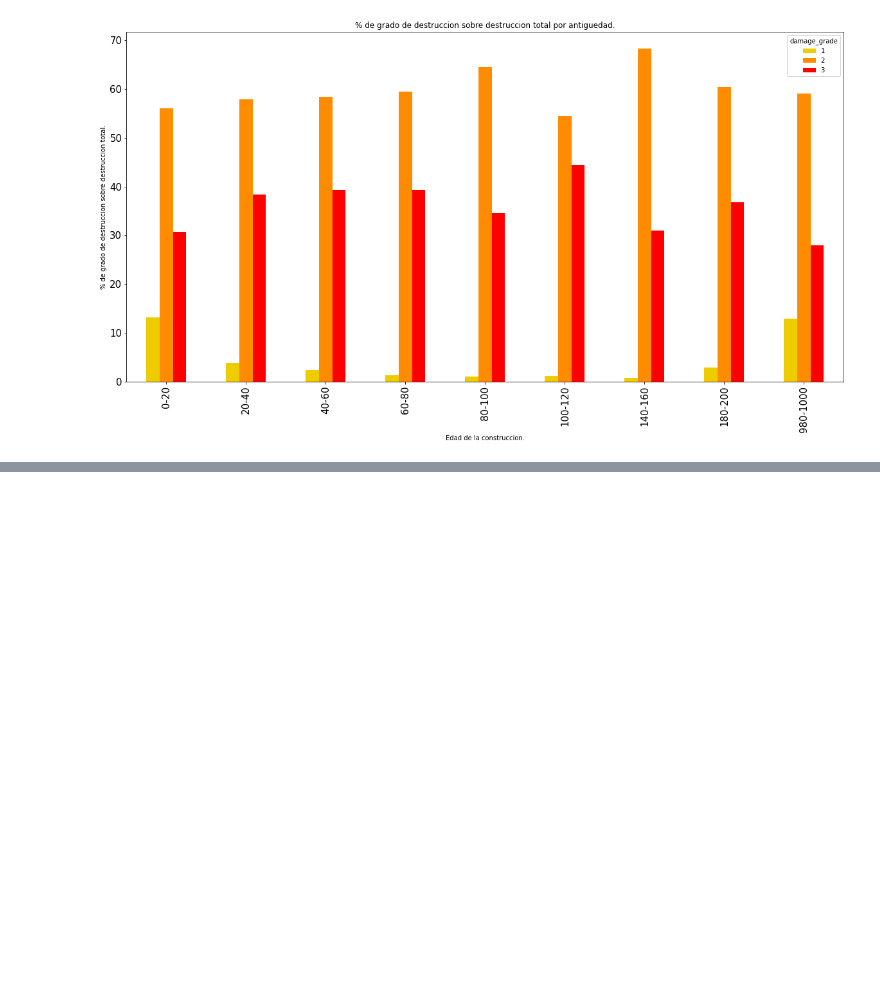
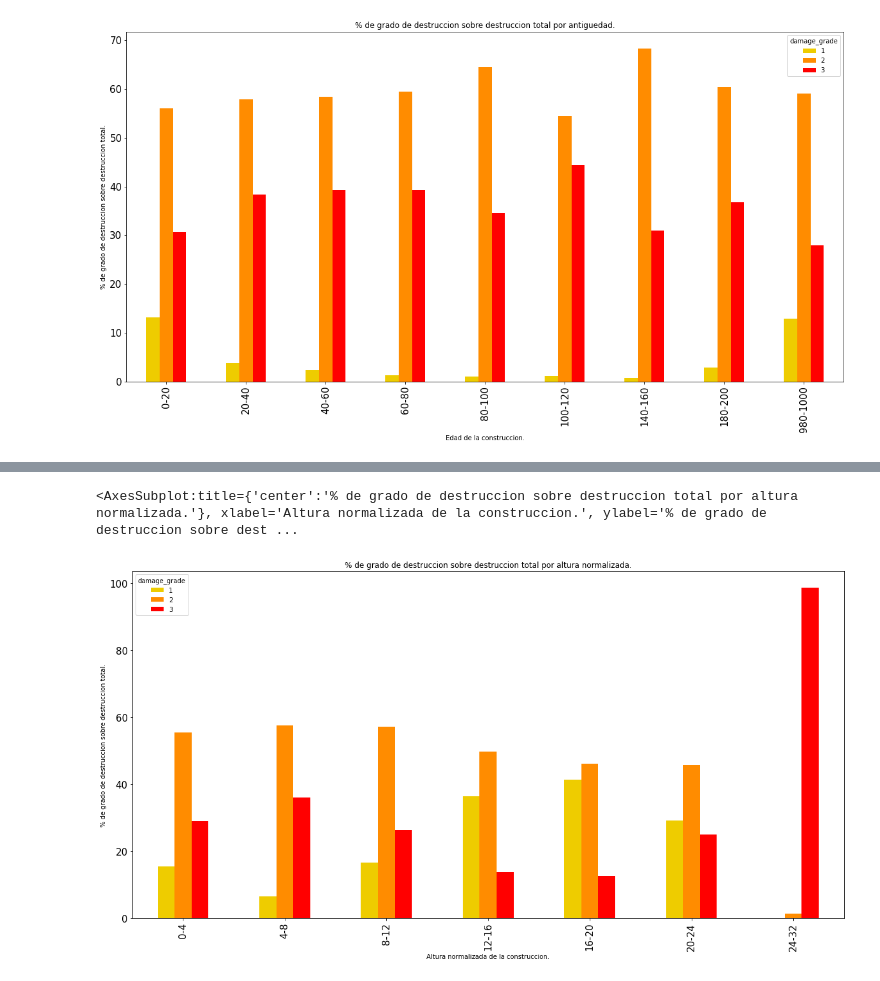
Before and after one commit to joaquinfontela/OrganizacionDeDatos-TP1, a Jupyter notebook: src/Continuous.ipynb, the cells around one changed output, grey strips where cells are left out. Cells and saved outputs as stored; diff of their text form; code cells hidden in the pictures; blank space fills up the shorter version.

Commit message:
add graphic to Continuous.ipynb

```diff
--- a/src/Continuous.ipynb
+++ b/src/Continuous.ipynb
@@ -227,3 +227,8 @@ ages_damage_pivot.plot(kind = "bar",\
 # %%
 # ages_damage_pivot
 # ages_damage_pivot.loc[:, [20, 40, 60, 80, 100]].plot(kind = "pie", figsize = (20,4), title = "% de grado de destruccion", subplots="True", sharey=False)
+# %%
+height_damage["height_percentage"] = (np.ceil(height_damage["height_percentage"] / 4) * 4).astype('int')
+height_damage["height_percentage"] = np.where(height_damage["height_percentage"] == 0, 4, height_damage["height_percentage"])
+height_damage = height_damage[["height_percentage", "damage_grade"]]
+height_damage
@@ -229,0 +249,10 @@ ages_damage_pivot.plot(kind = "bar",\
+# %%
+height_damage["amount_for_damage_and_height"] = height_damage.groupby(["height_percentage", "damage_grade"])["height_percentage"].transform("count")
+height_damage_pivot = height_damage.pivot_table(index="height_percentage", columns="damage_grade", values="amount_for_damage_and_height").fillna(0)
+heights_list = height_damage_pivot.index.to_list()
+for age in heights_list:
+    values = []
+    for i in [1, 2, 3]:
+        values.append(height_damage_pivot.loc[age, i] / (height_damage_pivot.loc[age, 1] + height_damage_pivot.loc[age, 2] + height_damage_pivot.loc[age, 3]) * 100)
+    height_damage_pivot.loc[age] = values
+height_damage_pivot
@@ -229,0 +269,13 @@ ages_damage_pivot.plot(kind = "bar",\
+# %%
+height_damage_pivot.index = ["0-4", "4-8", "8-12", "12-16", "16-20", "20-24", "24-32"]
+# %%
+height_damage_pivot.plot(kind = "bar",\
+     figsize = (20,10),\
+     title = "% de grado de destruccion sobre destruccion total por altura normalizada.",\
+     xlabel = "Altura normalizada de la construccion.",\
+     ylabel = "% de grado de destruccion sobre destruccion total.",\
+     color = ["#eecc00", "darkorange", "red"],\
+     fontsize=15)
+# %% [output]
+<AxesSubplot:title={'center':'% de grado de destruccion sobre destruccion total por altura normalizada.'}, xlabel='Altura normalizada de la construccion.', ylabel='% de grado de destruccion sobre dest ...
+[figure, added]
```
Also changed, not shown: parts of 2 cells of this notebook.
